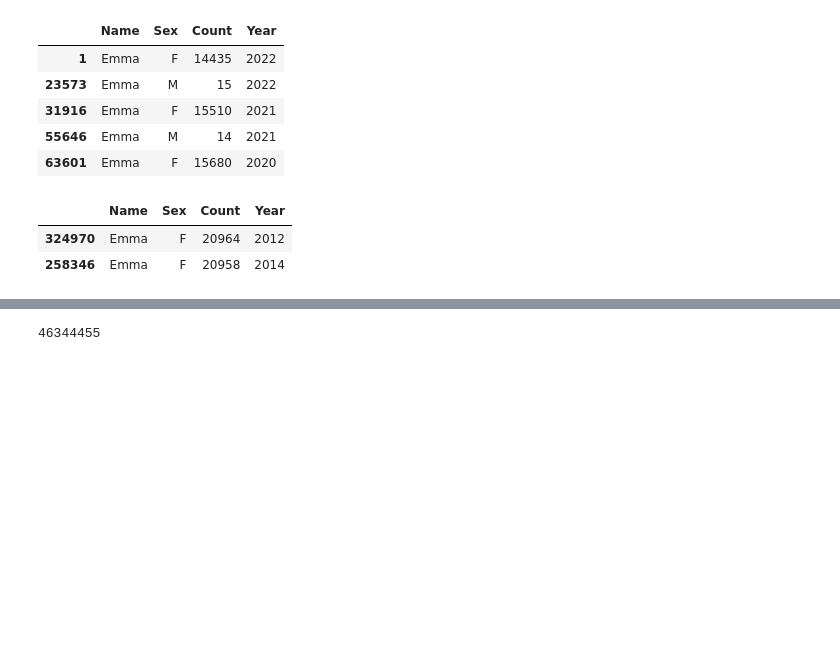
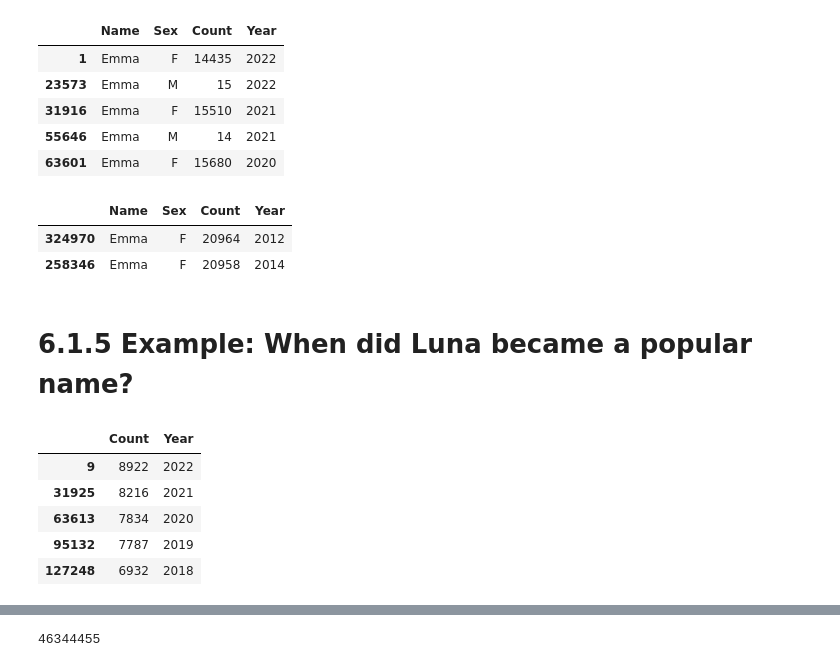
Before and after one commit to OneRaise5385/DataScience, a Jupyter notebook: prac06.ipynb, the cells around one changed output, grey strips where cells are left out. Saved outputs shown, nothing was run; the diff lists cells and outputs as text; code cells hidden in the pictures; blank space fills up the shorter version.

```diff
--- a/prac06.ipynb
+++ b/prac06.ipynb
@@ -163,3 +164,17 @@ baby[baby['Name'] == 'Emma'].head(5)
 |  | Name | Sex | Count | Year |
 | 324970 | Emma | F | 20964 | 2012 |
 | 258346 | Emma | F | 20958 | 2014 |
+# %% [markdown]
+# 6.1.5 Example: When did Luna became a popular name?
+# %%
+luna = baby[baby['Name'] == 'Luna']
+luna = luna[luna['Sex'] == 'F']
+luna = luna[['Count','Year']]
+luna.head()
+# %% [output]
+|  | Count | Year |
+| 9 | 8922 | 2022 |
+| 31925 | 8216 | 2021 |
+| 63613 | 7834 | 2020 |
+| 95132 | 7787 | 2019 |
+| 127248 | 6932 | 2018 |
```
Also changed, not shown: parts of 15 cells of this notebook, 1 other file.
